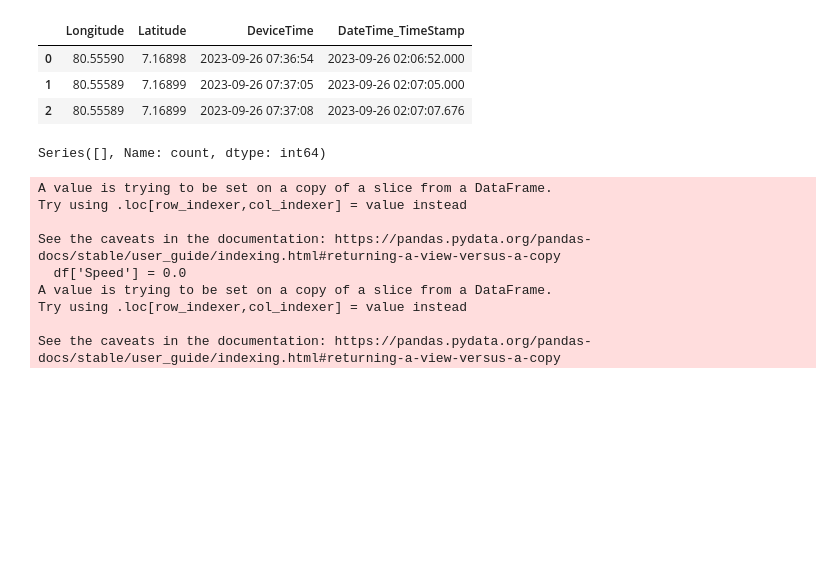
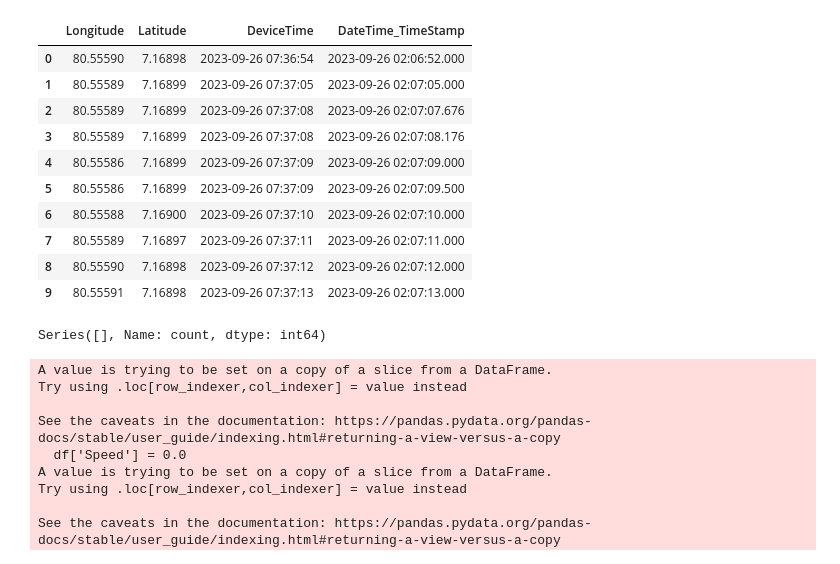
Before and after one commit to pshemach/GPS_Info, a Jupyter notebook: research/GPS_Data_Insights.ipynb, the cells around one changed output. Cells and saved outputs as stored; diff of their text form; code cells hidden in the pictures; blank space fills up the shorter version.

```diff
--- a/research/GPS_Data_Insights.ipynb
+++ b/research/GPS_Data_Insights.ipynb
@@ -29,12 +29,19 @@ df.drop(columns=['Id'], axis=1, inplace=True)
 df.drop_duplicates(ignore_index=True, inplace=True)
 # %%
 gps_data = df[['Longitude','Latitude','DeviceTime','DateTime_TimeStamp']]
-gps_data.head(3)
+gps_data.head(10)
 # %% [output]
 |  | Longitude | Latitude | DeviceTime | DateTime_TimeStamp |
 | 0 | 80.55590 | 7.16898 | 2023-09-26 07:36:54 | 2023-09-26 02:06:52.000 |
 | 1 | 80.55589 | 7.16899 | 2023-09-26 07:37:05 | 2023-09-26 02:07:05.000 |
 | 2 | 80.55589 | 7.16899 | 2023-09-26 07:37:08 | 2023-09-26 02:07:07.676 |
+| 3 | 80.55589 | 7.16899 | 2023-09-26 07:37:08 | 2023-09-26 02:07:08.176 |
+| 4 | 80.55586 | 7.16899 | 2023-09-26 07:37:09 | 2023-09-26 02:07:09.000 |
+| 5 | 80.55586 | 7.16899 | 2023-09-26 07:37:09 | 2023-09-26 02:07:09.500 |
+| 6 | 80.55588 | 7.16900 | 2023-09-26 07:37:10 | 2023-09-26 02:07:10.000 |
+| 7 | 80.55589 | 7.16897 | 2023-09-26 07:37:11 | 2023-09-26 02:07:11.000 |
+| 8 | 80.55590 | 7.16898 | 2023-09-26 07:37:12 | 2023-09-26 02:07:12.000 |
+| 9 | 80.55591 | 7.16898 | 2023-09-26 07:37:13 | 2023-09-26 02:07:13.000 |
 # %%
 counts = gps_data['DateTime_TimeStamp'].value_counts()
 
```
Also changed, not shown: parts of 14 cells of this notebook, 4 other files.
